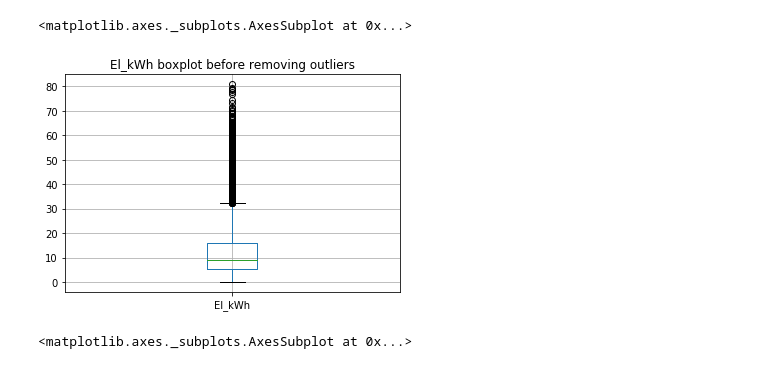
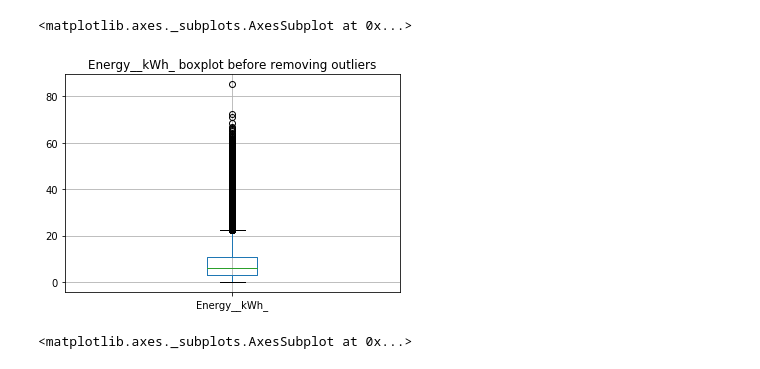
Before and after one commit to clairebb1005/MLTS_Project, a Jupyter notebook: eda.ipynb, the cells around one changed output. Cells and saved outputs as stored; diff of their text form; code cells hidden in the pictures.

```diff
--- a/eda.ipynb
+++ b/eda.ipynb
@@ -44,5 +41,0 @@ memory usage: 806.1+ KB
-# %%
-# Statistical Insight
-df['El_kWh'] = df['El_kWh'].apply(str).str.replace(',', '.').astype(float)
-df['Duration_hours'] = df['Duration_hours'].apply(str).str.replace(',', '.').astype(float)
-df[['Start_plugin_hour','End_plugout_hour','El_kWh','Duration_hours']].describe()
@@ -87,4 +63,5 @@ Duration_category      34
 dtype: int64
 # %%
 # remove rows where 'End_plugout_hour is Nan'
-df = df[df.End_plugout_hour.notnull()]
+df = df[df.End_Date___Time.notnull()]
+df.isnull().sum()
@@ -115,0 +92,15 @@ df[duplicate]
+# %%
+# change Total_Duration__hh_mm_ss_ from hours:min:secs: to hours
+duration_column = []
+
+for i in range(32634):
+    duration = df.iloc[i]['Total_Duration__hh_mm_ss_']
+    duration = duration.split(":")  # split the string with :
+    duration = np.array(duration, dtype=np.float32)  # turn str to float
+    total_duration = duration[0] + duration[1] / 60 + duration[2] / (60 * 60)
+    total_duration = total_duration.round(decimals=2)  # round the float
+    duration_column.append(total_duration)
+
+df.insert(loc=10, column='Total_Duration__hh', value=duration_column)
+
+df.head()
@@ -115,0 +114,15 @@ df[duplicate]
+# %%
+charge_time = []
+for i in range(32634):
+    date_time_str = df.iloc[i]['Start_Date___Time']
+    date_time_obj = datetime.datetime.strptime(date_time_str, '%m/%d/%Y %H:%M')
+
+    charge_time_str = df.iloc[i]['Charging_Time__hh_mm_ss_']
+    charge_time_str = charge_time_str.split(":")  # split the string with :
+    charge_time_float = np.array(charge_time_str, dtype=np.float)  # turn str to float
+
+    charge_time_obj = date_time_obj + datetime.timedelta(hours=charge_time_float[0], minutes=charge_time_float[1])
+    charge_time.append(charge_time_obj)
+
+df.insert(loc=11, column='Charging_Date___Time', value=charge_time)
+df.head()
@@ -116,9 +228,9 @@ df[duplicate]
 # %%
-plt.title('El_kWh boxplot before removing outliers')
-df.boxplot(column=['El_kWh'])
+plt.title('Energy__kWh_ boxplot before removing outliers')
+df.boxplot(column=['Energy__kWh_'])
 # %% [output]
 <matplotlib.axes._subplots.AxesSubplot at 0x...>
-[figure, old version]
+[figure, new version]
 # %%
 plt.title('Duration_hours boxplot before removing outliers')
 df.boxplot(column=['Duration_hours'])
```
Also changed, not shown: parts of 17 cells of this notebook, 8 other files.
